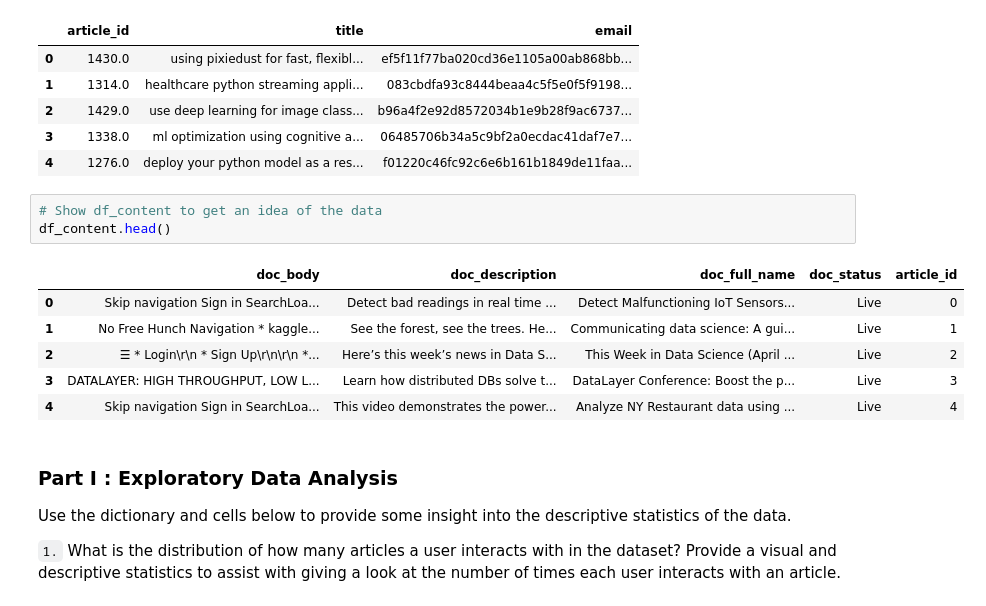
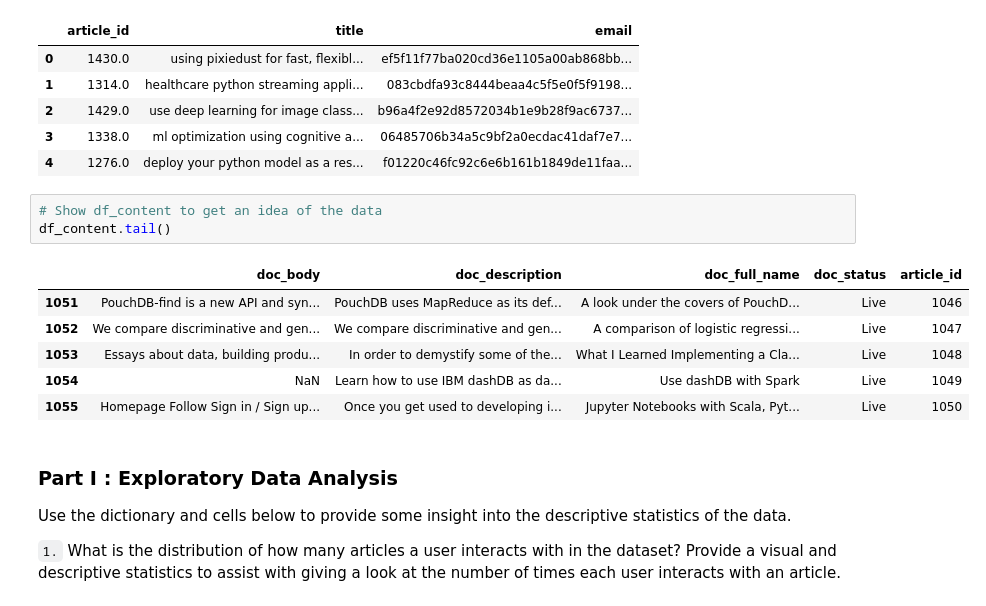
Before and after one commit to frank-a-i/recommendation-engine, a Jupyter notebook: Recommendations_with_IBM.ipynb, the cells around one changed output. Drawn from its saved outputs; the diff is of its cells as text.

Commit message:
completed notebook

```diff
--- a/Recommendations_with_IBM.ipynb
+++ b/Recommendations_with_IBM.ipynb
@@ -44,14 +44,14 @@ df.head()
 | 4 | 1276.0 | deploy your python model as a res... | f01220c46fc92c6e6b161b1849de11faa... |
 # %%
 # Show df_content to get an idea of the data
-df_content.head()
+df_content.tail()
 # %% [output]
 |  | doc_body | doc_description | doc_full_name | doc_status | article_id |
-| 0 | Skip navigation Sign in SearchLoa... | Detect bad readings in real time ... | Detect Malfunctioning IoT Sensors... | Live | 0 |
-| 1 | No Free Hunch Navigation * kaggle... | See the forest, see the trees. He... | Communicating data science: A gui... | Live | 1 |
-| 2 | ☰ * Login\r\n * Sign Up\r\n\r\n *... | Here’s this week’s news in Data S... | This Week in Data Science (April ... | Live | 2 |
-| 3 | DATALAYER: HIGH THROUGHPUT, LOW L... | Learn how distributed DBs solve t... | DataLayer Conference: Boost the p... | Live | 3 |
-| 4 | Skip navigation Sign in SearchLoa... | This video demonstrates the power... | Analyze NY Restaurant data using ... | Live | 4 |
+| 1051 | PouchDB-find is a new API and syn... | PouchDB uses MapReduce as its def... | A look under the covers of PouchD... | Live | 1046 |
+| 1052 | We compare discriminative and gen... | We compare discriminative and gen... | A comparison of logistic regressi... | Live | 1047 |
+| 1053 | Essays about data, building produ... | In order to demystify some of the... | What I Learned Implementing a Cla... | Live | 1048 |
+| 1054 | NaN | Learn how to use IBM dashDB as da... | Use dashDB with Spark | Live | 1049 |
+| 1055 | Homepage Follow Sign in / Sign up... | Once you get used to developing i... | Jupyter Notebooks with Scala, Pyt... | Live | 1050 |
 # %% [markdown]
 ### <a class="anchor" id="Exploratory-Data-Analysis">Part I : Exploratory Data Analysis</a>
 
```
Also changed, not shown: parts of 26 cells of this notebook.
